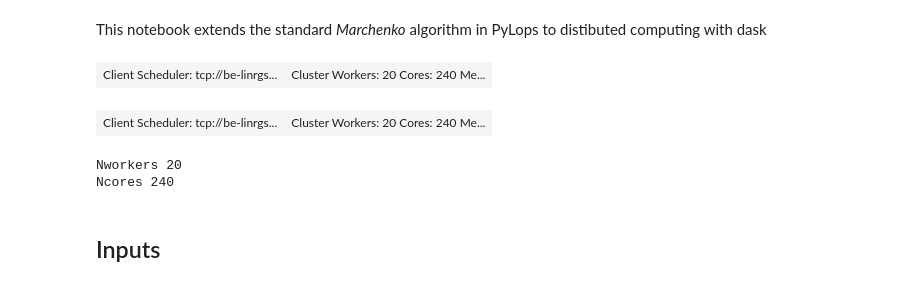
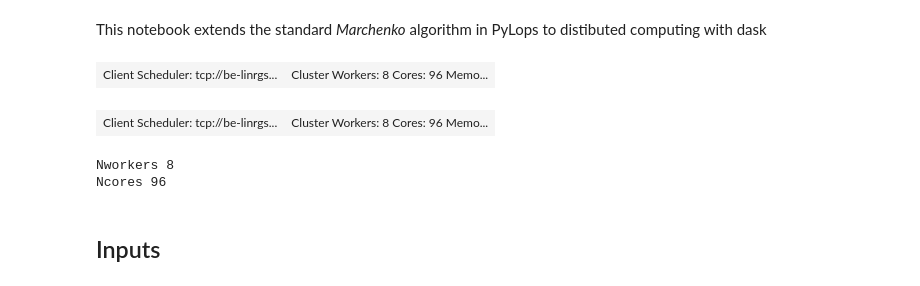
Before and after one commit to DIG-Kaust/MDC-HPC, a Jupyter notebook: Marchenko3D.ipynb, the cells around one changed output. Saved outputs shown, nothing was run; the diff lists cells and outputs as text; code cells hidden in the pictures.

```diff
--- a/Marchenko3D.ipynb
+++ b/Marchenko3D.ipynb
@@ -47,22 +48,22 @@ from pylops_distributed.optimization.cg import cgls as dcgls
 # %%
 os.environ["STORE_PATH"] = "/project/fsenter/mrava/Marchenko3D/"
 # %%
-client = pylops_distributed.utils.backend.dask(hardware='multi', client='be-linrgsn130:8786')
+client = pylops_distributed.utils.backend.dask(hardware='multi', client='be-linrgsn214:8786')
 client
 # %% [output]
-| Client Scheduler: tcp://be-linrgs... | Cluster Workers: 20 Cores: 240 Me... |
+| Client Scheduler: tcp://be-linrgs... | Cluster Workers: 8 Cores: 96 Memo... |
 # %%
 client.restart()
 # %% [output]
-| Client Scheduler: tcp://be-linrgs... | Cluster Workers: 20 Cores: 240 Me... |
+| Client Scheduler: tcp://be-linrgs... | Cluster Workers: 8 Cores: 96 Memo... |
 # %%
 nworkers = len(np.array(list(client.ncores().values())))
 ncores = np.sum(np.array(list(client.ncores().values())))
 print('Nworkers', nworkers)
 print('Ncores', ncores)
 # %% [output]
-Nworkers 20
-Ncores 240
+Nworkers 8
+Ncores 96
 # %% [markdown]
 ## Inputs
 # %% [markdown]
```
Also changed, not shown: parts of 17 cells of this notebook, 4 other files.
